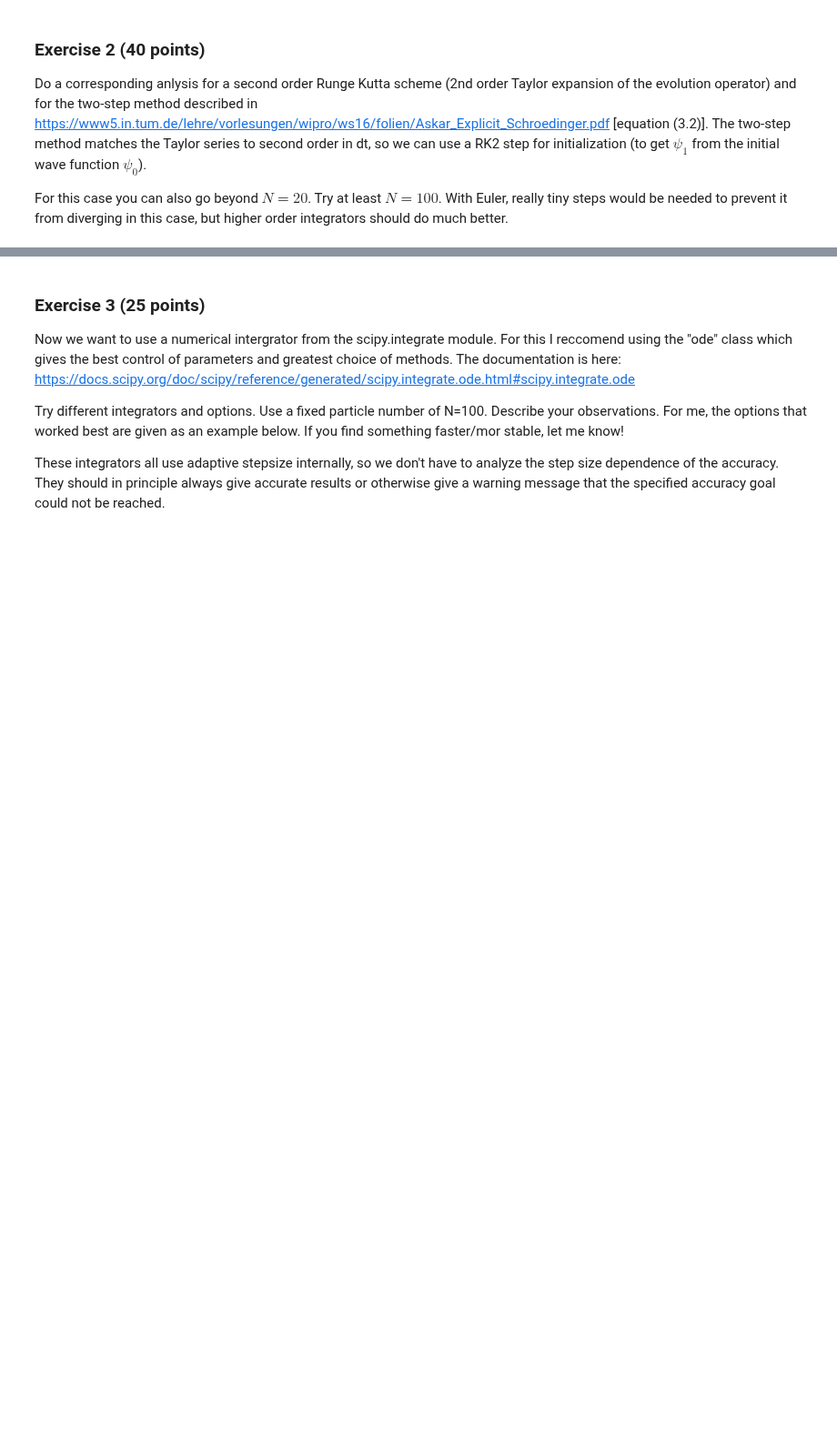
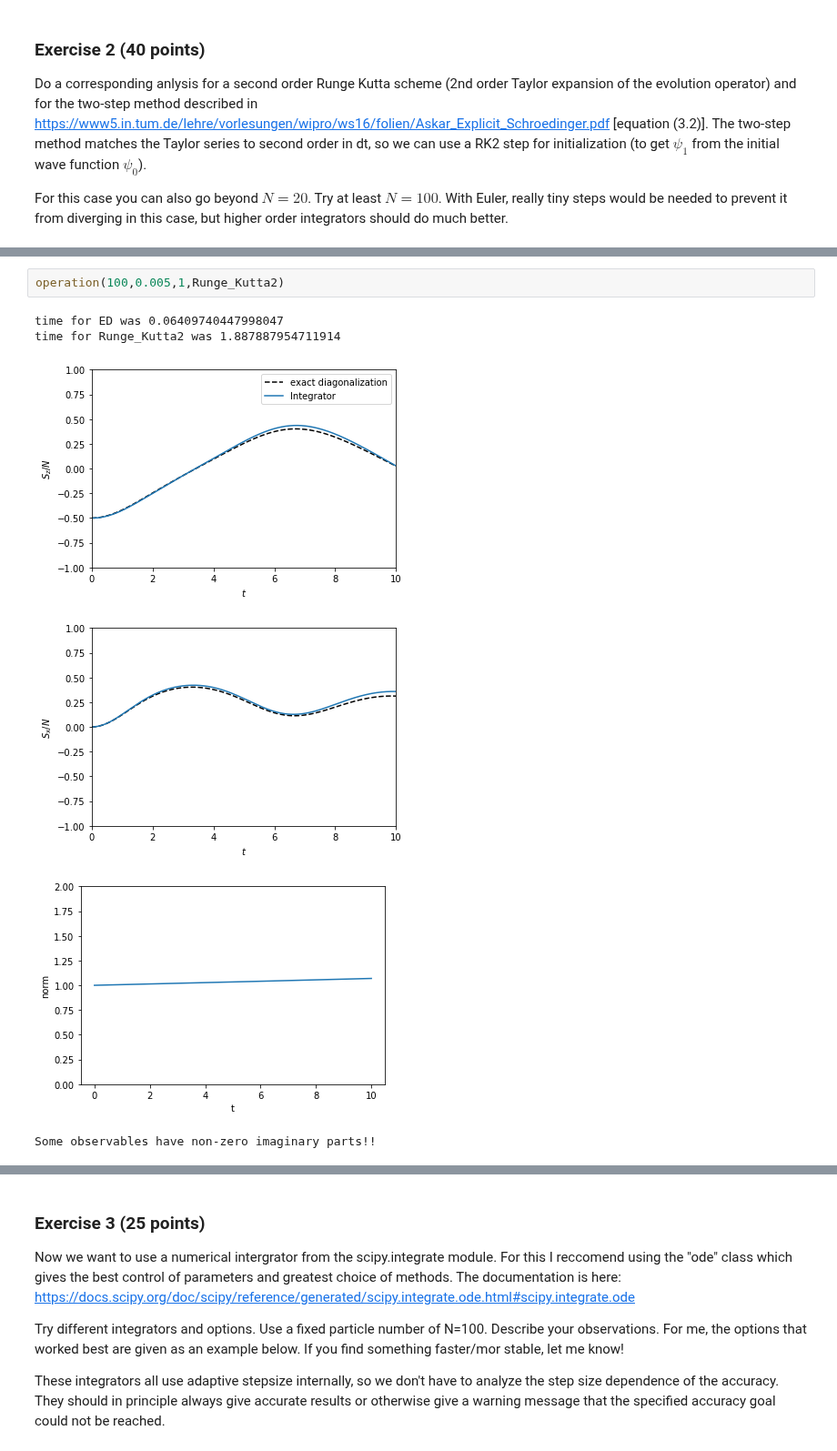
Before and after one commit to ml4cdeca/ComputationalQuantumDynamics, a Jupyter notebook: blatt5/exercise5.ipynb, the cells around one changed output, grey strips where cells are left out. Shown at 91% size. Drawn from its saved outputs; the diff is of its cells as text; blank space fills up the shorter version.

```diff
--- a/blatt5/exercise5.ipynb
+++ b/blatt5/exercise5.ipynb
@@ -285,0 +352,9 @@ def RK2(f,dt,N):
+# %%
+operation(100,0.005,1,Runge_Kutta2)
+# %% [output]
+time for ED was 0.06409740447998047
+time for Runge_Kutta2 was 1.887887954711914
+[figure, added]
+[figure, added]
+[figure, added]
+Some observables have non-zero imaginary parts!!
```
Also changed, not shown: parts of 20 cells of this notebook.
